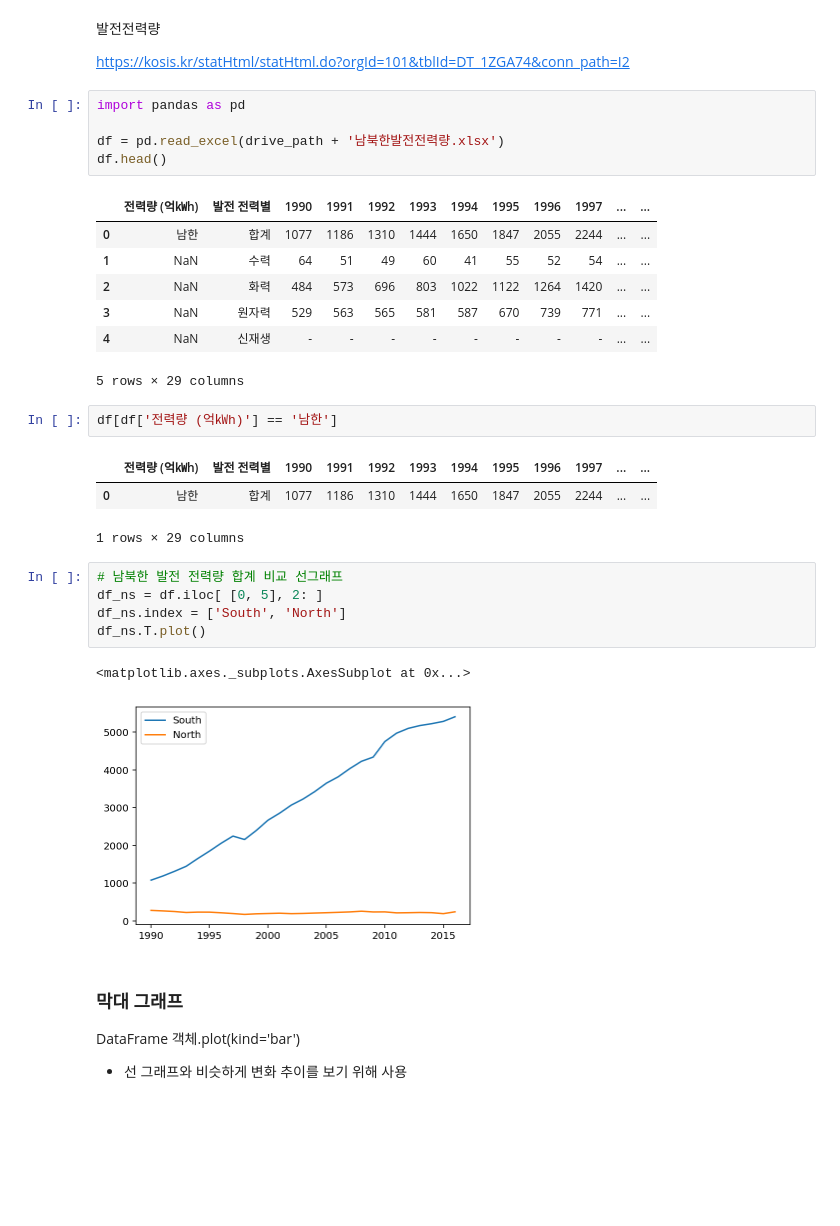
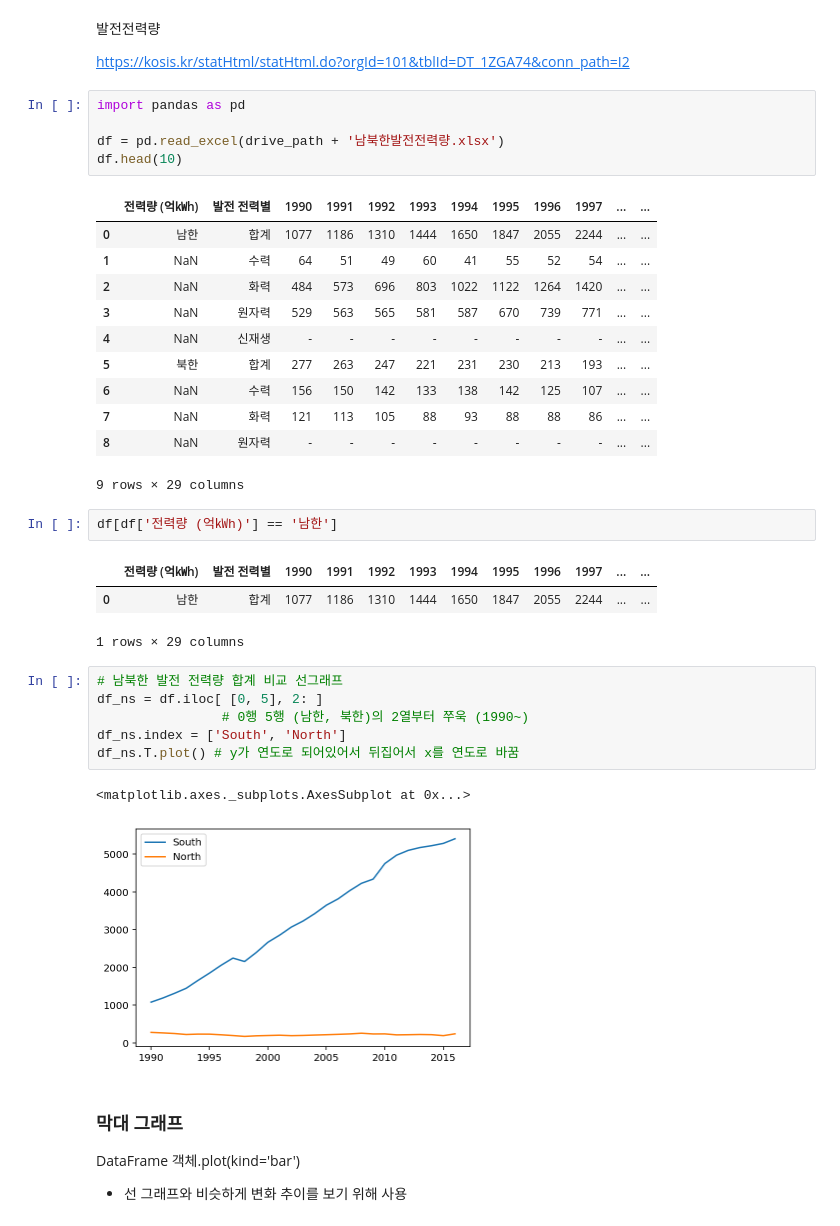
Before and after one commit to hwayoung306/AI, a Jupyter notebook: 20220419_py_06_데이터시각화.ipynb, the cells around one changed output. Drawn from its saved outputs; the diff is of its cells as text; blank space fills up the shorter version.

```diff
--- a/20220419_py_06_데이터시각화.ipynb
+++ b/20220419_py_06_데이터시각화.ipynb
@@ -667,16 +777,20 @@ https://kosis.kr/statHtml/statHtml.do?orgId=101&tblId=DT_1ZGA74&conn_path=I2
 # %%
 import pandas as pd
 
 df = pd.read_excel(drive_path + '남북한발전전력량.xlsx')
-df.head()
+df.head(10)
 # %% [output]
 |  | 전력량 (억㎾h) | 발전 전력별 | 1990 | 1991 | 1992 | 1993 | 1994 | 1995 | 1996 | 1997 | ... | ... |
 | 0 | 남한 | 합계 | 1077 | 1186 | 1310 | 1444 | 1650 | 1847 | 2055 | 2244 | ... | ... |
 | 1 | NaN | 수력 | 64 | 51 | 49 | 60 | 41 | 55 | 52 | 54 | ... | ... |
 | 2 | NaN | 화력 | 484 | 573 | 696 | 803 | 1022 | 1122 | 1264 | 1420 | ... | ... |
 | 3 | NaN | 원자력 | 529 | 563 | 565 | 581 | 587 | 670 | 739 | 771 | ... | ... |
 | 4 | NaN | 신재생 | - | - | - | - | - | - | - | - | ... | ... |
+| 5 | 북한 | 합계 | 277 | 263 | 247 | 221 | 231 | 230 | 213 | 193 | ... | ... |
+| 6 | NaN | 수력 | 156 | 150 | 142 | 133 | 138 | 142 | 125 | 107 | ... | ... |
+| 7 | NaN | 화력 | 121 | 113 | 105 | 88 | 93 | 88 | 88 | 86 | ... | ... |
+| 8 | NaN | 원자력 | - | - | - | - | - | - | - | - | ... | ... |
-5 rows × 29 columns
+9 rows × 29 columns
 # %%
 df[df['전력량 (억㎾h)'] == '남한']
 # %% [output]
@@ -686,8 +800,9 @@ df[df['전력량 (억㎾h)'] == '남한']
 # %%
 # 남북한 발전 전력량 합계 비교 선그래프
 df_ns = df.iloc[ [0, 5], 2: ]
+                # 0행 5행 (남한, 북한)의 2열부터 쭈욱 (1990~)
 df_ns.index = ['South', 'North']
-df_ns.T.plot()
+df_ns.T.plot() # y가 연도로 되어있어서 뒤집어서 x를 연도로 바꿈
 # %% [output]
 <matplotlib.axes._subplots.AxesSubplot at 0x...>
 [figure]
```
Also changed, not shown: parts of 68 cells of this notebook.
